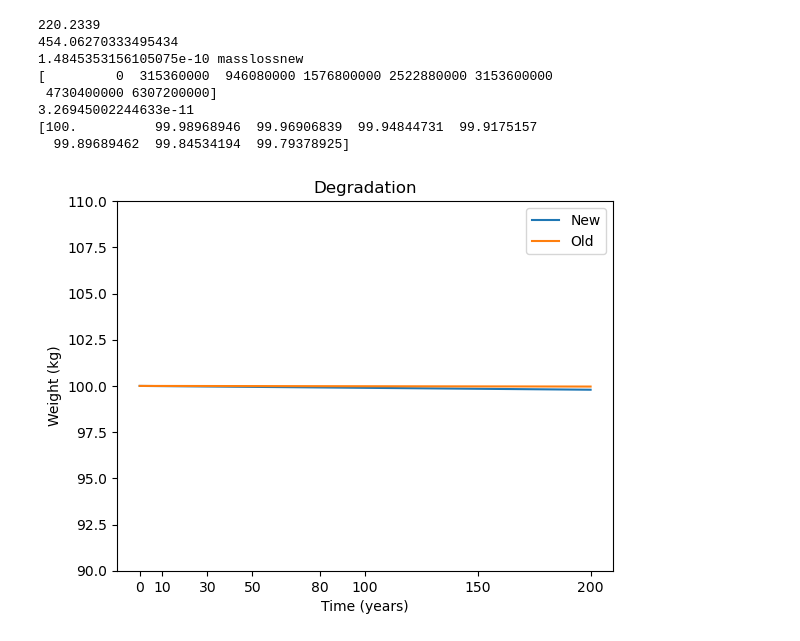
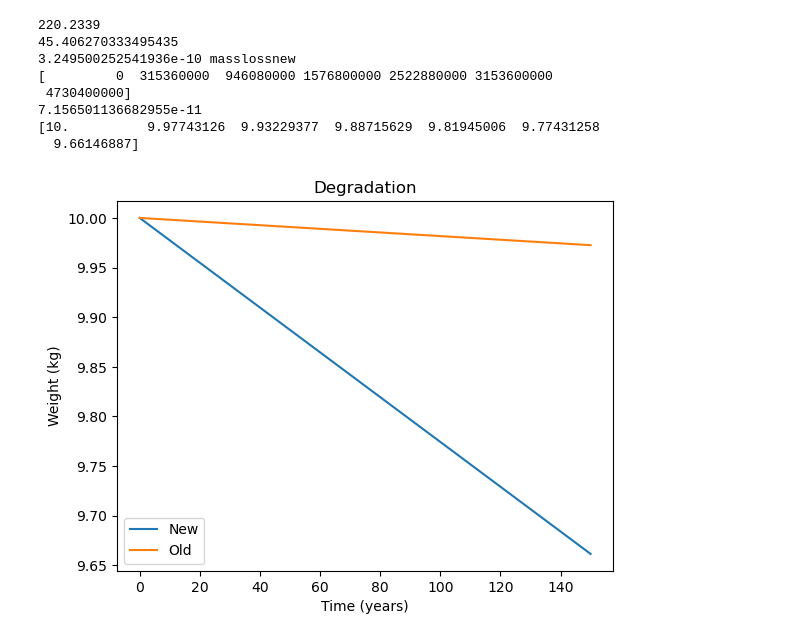
Before and after one commit to EdaAkaltun/Project-T, a Jupyter notebook: TemperatureCalc.ipynb, the cells around one changed output. Saved outputs shown, nothing was run; the diff lists cells and outputs as text; code cells hidden in the pictures.

```diff
--- a/TemperatureCalc.ipynb
+++ b/TemperatureCalc.ipynb
@@ -4,9 +4,9 @@ import matplotlib.pyplot as plt
 import numpy as np
 
 material = "wood"
-TemperatureOld = 20
-TemperatureNew = 30
-kg = 100
+TemperatureOld = 25
+TemperatureNew = 40
+kg = 10
 
 # validation of method https://www.fpl.fs.usda.gov/documnts/pdf2001/white01a.pdf
 # https://www.e3s-conferences.org/articles/e3sconf/pdf/2021/56/e3sconf_icsf2021_07009.pdf
@@ -24,9 +24,9 @@ def rateofdegradation():
         #     MassLossOld =  A * math.exp(-EActEnergy / (R * TKelvinOld)) # first-order Arrhenius equation, massloss/rateconstant mol^-1 s^-1
         #     MassLossNew =  A * math.exp(-EActEnergy / (R * TKelvinNew)) # first-order Arrhenius equation, massloss/rateconstant mol^-1 s^-1
         case "wood":
-            # EActEnergy = 13.47 * 1000 # Activation Energy, https://www.researchgate.net/figure/The-calculated-value-of-the-activation-energy-during-thermal-decomposition-of-wood_tbl2_352876273
-            EActEnergy = 132.49 * 1000 # https://www.sciencedirect.com/science/article/abs/pii/S096085241931329X
-            A = 10000000000000
+            #EActEnergy = 132.49 * 1000 # https://www.sciencedirect.com/science/article/abs/pii/S096085241931329X
+            EActEnergy = 130 * 1000 # file:///D:/Downloads/Kinetic_analysis_of_thermal_degradation_of_Cedrela.pdf
+            A = 1.57* (10**12) # 1.57* (10**12) # https://www.researchgate.net/publication/299646285_Modeling_of_the_pyrolysis_of_biomass_under_parabolic_and_exponential_temperature_increases_using_the_Distributed_Activation_Energy_Model
             MassLossOld =  A * math.exp(-EActEnergy / (R * TKelvinOld)) # first-order Arrhenius equation, massloss/rateconstant mol^-1 s^-1
             MassLossNew =  A * math.exp(-EActEnergy / (R * TKelvinNew)) # first-order Arrhenius equation, massloss/rateconstant mol^-1 s^-1
         # case "steel":
@@ -63,41 +63,41 @@ lossnew = (MassLossNew * molarmass) / 1000
 print(MassLossNew, "masslossnew")
 
 # seconds and years
-time = np.array([0, 10, 30, 50, 80, 100, 150, 200])
+time = np.array([0, 10, 30, 50, 80, 100, 150])
 time_seconds = time.astype(np.int64) * 3600 * 24 * 365
 time_years = time_seconds / (3600 * 24 * 365) # convert time to years
 
 # forumlas for plotting
 formulanew = (weight - ((lossnew) * (time_seconds.astype(np.int64))))
 formulaold = (weight - ((lossold) * (time_seconds.astype(np.int64))))
 print(time_seconds)
 print(lossnew)
 print(formulanew)
 
 x_max = np.max(time_seconds)
 y_max = (np.max(formulanew) + (np.max(formulanew)*0.1))
 y_min = np.max(formulanew)*0.9
 
 fig, ax = plt.subplots()
 ax.plot(time_years, formulanew, label='New')
 ax.plot(time_years, formulaold, label='Old')
 ax.set_title("Degradation")
 ax.set_ylabel('Weight (kg)')
 ax.set_xlabel('Time (years)')
-ax.set_ylim(y_min, y_max)  # Set x-axis limit from 0
-ax.set_xticks(time_years)  # Set x-axis ticks to the exact values of time_years
+# ax.set_ylim(y_min, y_max)  # Set x-axis limit from 0
+# ax.set_xticks(time_years)  # Set x-axis ticks to the exact values of time_years
 ax.legend()
 plt.show()
 
 
 # concrete pdf https://inis.iaea.org/collection/NCLCollectionStore/_Public/28/057/28057515.pdf
 # %% [output]
 220.2339
-454.06270333495434
-1.4845353156105075e-10 masslossnew
+45.406270333495435
+3.249500252541936e-10 masslossnew
 [         0  315360000  946080000 1576800000 2522880000 3153600000
- 4730400000 6307200000]
-3.26945002244633e-11
-[100.          99.98968946  99.96906839  99.94844731  99.9175157
-  99.89689462  99.84534194  99.79378925]
+ 4730400000]
+7.156501136682955e-11
+[10.          9.97743126  9.93229377  9.88715629  9.81945006  9.77431258
+  9.66146887]
-[figure, old version]
+[figure, new version]
```
Also changed, not shown: 6 other files.
